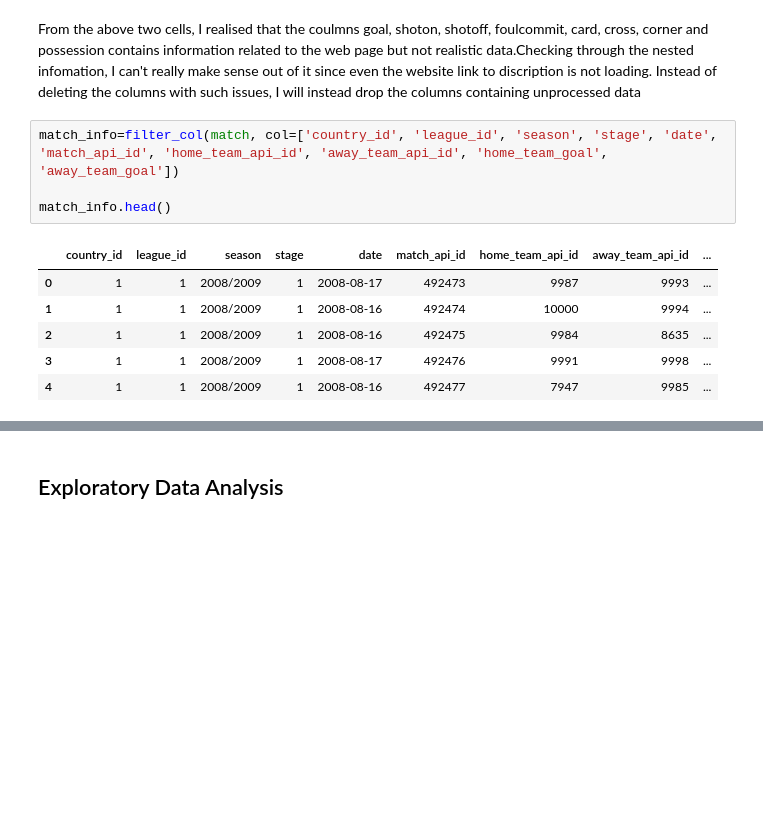
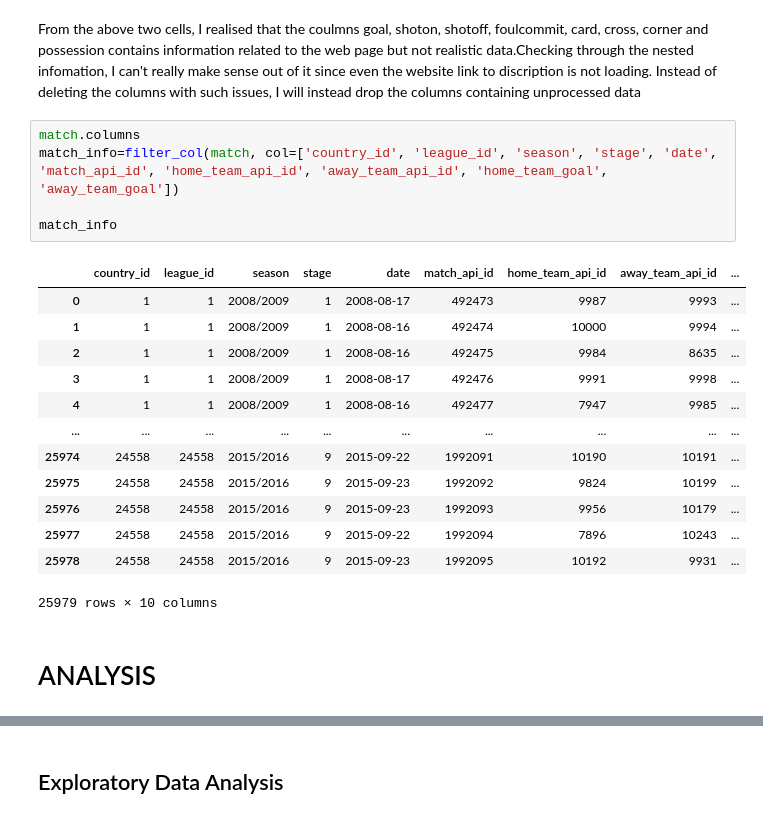
Before and after one commit to Daviedavie100/Investigating_dataset_project, a Jupyter notebook: Investigate_a_Dataset.ipynb, the cells around one changed output, grey strips where cells are left out. Saved outputs shown, nothing was run; the diff lists cells and outputs as text; blank space fills up the shorter version.

```diff
--- a/Investigate_a_Dataset.ipynb
+++ b/Investigate_a_Dataset.ipynb
@@ -1101,13 +1028,23 @@ match.tail()
 # %% [markdown]
 From the above two cells, I realised that the coulmns goal, shoton, shotoff, foulcommit, card, cross, corner and possession contains information related to the web page but not realistic data.Checking through the nested infomation, I can't really make sense out of it since even the website link to discription is not loading. Instead of deleting the columns with such issues, I will instead drop the columns containing unprocessed data
 # %%
+match.columns
 match_info=filter_col(match, col=['country_id', 'league_id', 'season', 'stage', 'date', 'match_api_id', 'home_team_api_id', 'away_team_api_id', 'home_team_goal', 'away_team_goal'])
 
-match_info.head()
+match_info
 # %% [output]
 |  | country_id | league_id | season | stage | date | match_api_id | home_team_api_id | away_team_api_id | ... |
 | 0 | 1 | 1 | 2008/2009 | 1 | 2008-08-17 | 492473 | 9987 | 9993 | ... |
 | 1 | 1 | 1 | 2008/2009 | 1 | 2008-08-16 | 492474 | 10000 | 9994 | ... |
 | 2 | 1 | 1 | 2008/2009 | 1 | 2008-08-16 | 492475 | 9984 | 8635 | ... |
 | 3 | 1 | 1 | 2008/2009 | 1 | 2008-08-17 | 492476 | 9991 | 9998 | ... |
 | 4 | 1 | 1 | 2008/2009 | 1 | 2008-08-16 | 492477 | 7947 | 9985 | ... |
+| ... | ... | ... | ... | ... | ... | ... | ... | ... | ... |
+| 25974 | 24558 | 24558 | 2015/2016 | 9 | 2015-09-22 | 1992091 | 10190 | 10191 | ... |
+| 25975 | 24558 | 24558 | 2015/2016 | 9 | 2015-09-23 | 1992092 | 9824 | 10199 | ... |
+| 25976 | 24558 | 24558 | 2015/2016 | 9 | 2015-09-23 | 1992093 | 9956 | 10179 | ... |
+| 25977 | 24558 | 24558 | 2015/2016 | 9 | 2015-09-22 | 1992094 | 7896 | 10243 | ... |
+| 25978 | 24558 | 24558 | 2015/2016 | 9 | 2015-09-23 | 1992095 | 10192 | 9931 | ... |
+25979 rows × 10 columns
+# %% [markdown]
+# ANALYSIS
```
Also changed, not shown: parts of 43 cells of this notebook.
